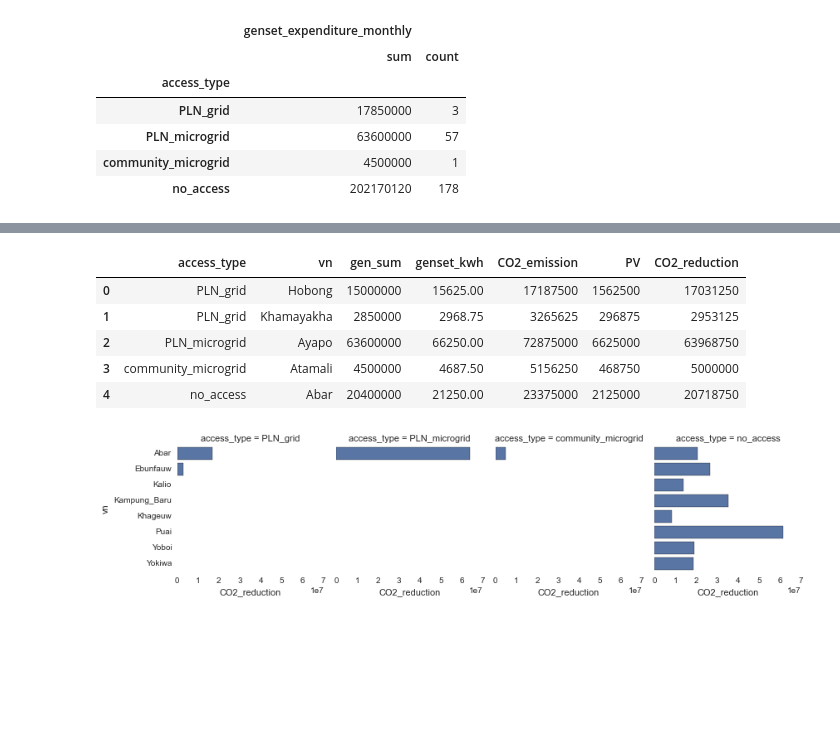
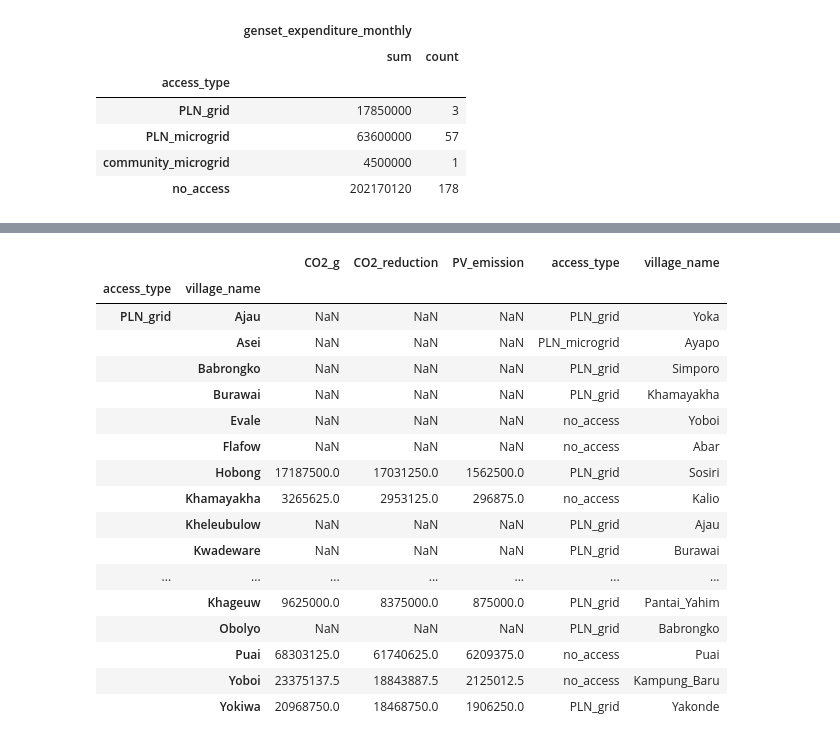
Before and after one commit to mattrosi/sentani-labbook, a Jupyter notebook: 2015-08-03-CO2-Genset.ipynb, the cells around one changed output, grey strips where cells are left out. Cells and saved outputs as stored; diff of their text form; code cells hidden in the pictures; blank space fills up the shorter version.

```diff
--- a/2015-08-03-CO2-Genset.ipynb
+++ b/2015-08-03-CO2-Genset.ipynb
@@ -89,9 +64,0 @@ df.reset_index(inplace=True)
-# %%
-df.head()
-# %% [output]
-|  | access_type | vn | gen_sum | genset_kwh | CO2_emission | PV | CO2_reduction |
-| 0 | PLN_grid | Hobong | 15000000 | 15625.00 | 17187500 | 1562500 | 17031250 |
-| 1 | PLN_grid | Khamayakha | 2850000 | 2968.75 | 3265625 | 296875 | 2953125 |
-| 2 | PLN_microgrid | Ayapo | 63600000 | 66250.00 | 72875000 | 6625000 | 63968750 |
-| 3 | community_microgrid | Atamali | 4500000 | 4687.50 | 5156250 | 468750 | 5000000 |
-| 4 | no_access | Abar | 20400000 | 21250.00 | 23375000 | 2125000 | 20718750 |
@@ -102,6 +64,0 @@ df.columns = ['access_type', 'vn', 'gen_sum', 'genset_kwh', 'CO2_emission','PV',
-# %%
-g = sns.FacetGrid(col="access_type", data=df)
-g = (g.map(sns.barplot, "CO2_reduction", "vn")
-    .set())
-# %% [output]
-[figure, removed]
@@ -107,0 +77,21 @@ g = (g.map(sns.barplot, "CO2_reduction", "vn")
+# %%
+df4
+# %% [output]
+|  |  | CO2_g | CO2_reduction | PV_emission | access_type | village_name |
+| access_type | village_name |  |  |  |  |  |
+| PLN_grid | Ajau | NaN | NaN | NaN | PLN_grid | Yoka |
+|  | Asei | NaN | NaN | NaN | PLN_microgrid | Ayapo |
+|  | Babrongko | NaN | NaN | NaN | PLN_grid | Simporo |
+|  | Burawai | NaN | NaN | NaN | PLN_grid | Khamayakha |
+|  | Evale | NaN | NaN | NaN | no_access | Yoboi |
+|  | Flafow | NaN | NaN | NaN | no_access | Abar |
+|  | Hobong | 17187500.0 | 17031250.0 | 1562500.0 | PLN_grid | Sosiri |
+|  | Khamayakha | 3265625.0 | 2953125.0 | 296875.0 | no_access | Kalio |
+|  | Kheleubulow | NaN | NaN | NaN | PLN_grid | Ajau |
+|  | Kwadeware | NaN | NaN | NaN | PLN_grid | Burawai |
+| ... | ... | ... | ... | ... | ... | ... |
+|  | Khageuw | 9625000.0 | 8375000.0 | 875000.0 | PLN_grid | Pantai_Yahim |
+|  | Obolyo | NaN | NaN | NaN | PLN_grid | Babrongko |
+|  | Puai | 68303125.0 | 61740625.0 | 6209375.0 | no_access | Puai |
+|  | Yoboi | 23375137.5 | 18843887.5 | 2125012.5 | no_access | Kampung_Baru |
+|  | Yokiwa | 20968750.0 | 18468750.0 | 1906250.0 | PLN_grid | Yakonde |
```
Also changed, not shown: parts of 8 cells of this notebook.
